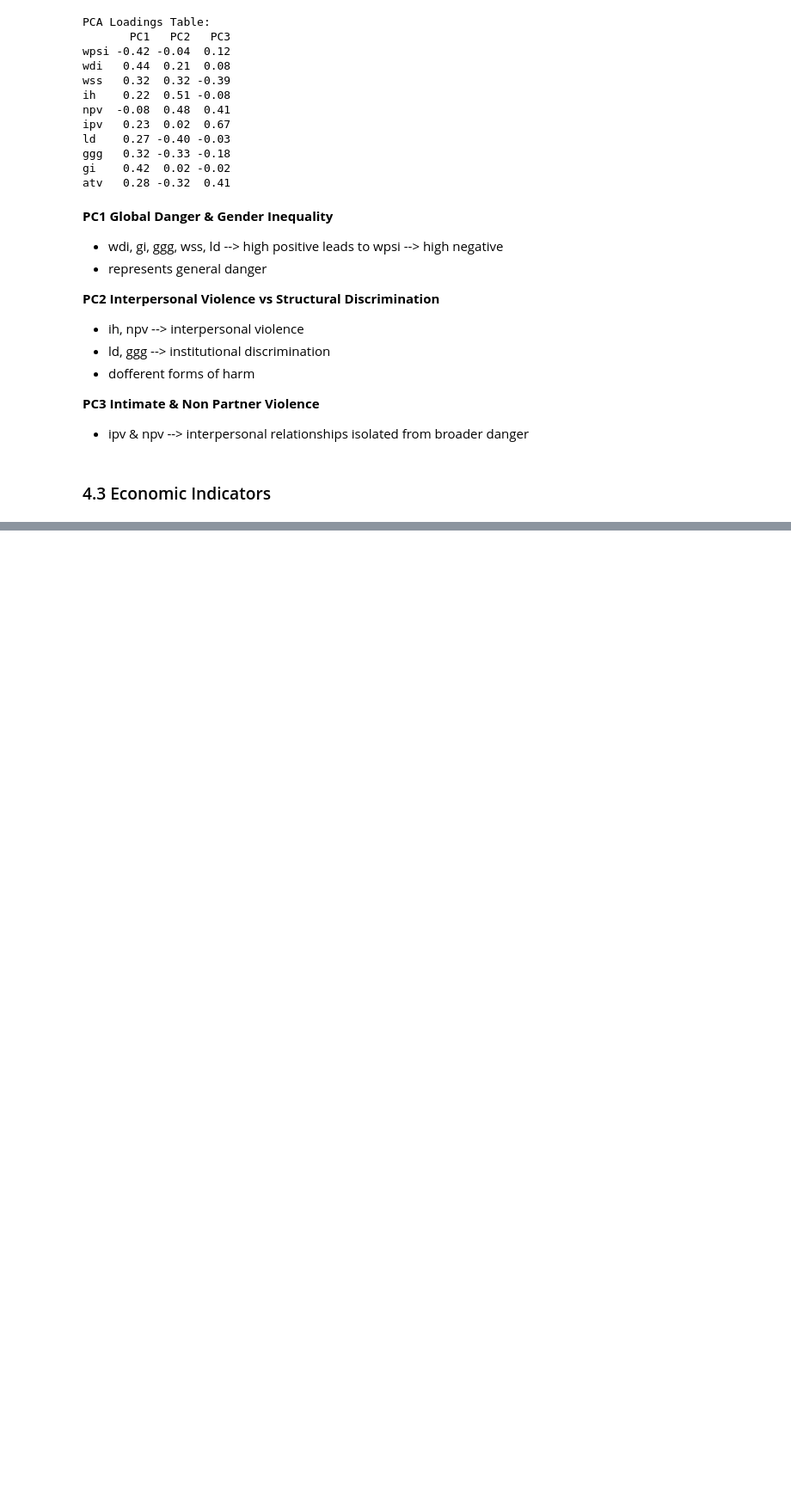
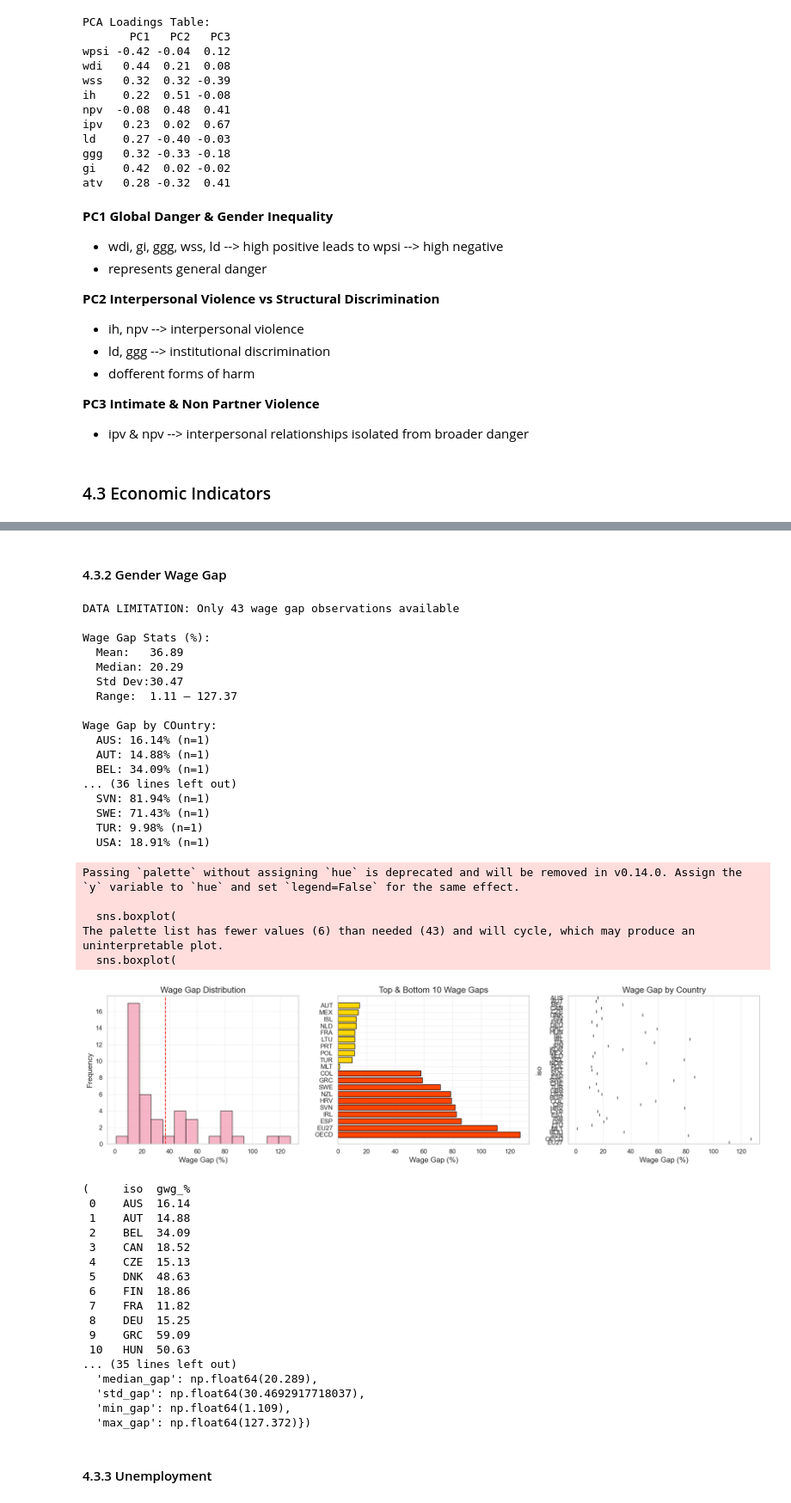
Before and after one commit to mara-pn/Violence-Against-Women-Risk-Prediction-Structural-Determinants-Analysis, a Jupyter notebook: 02_eda.ipynb, the cells around one changed output, grey strips where cells are left out. Shown at 86% size. Saved outputs shown, nothing was run; the diff lists cells and outputs as text; code cells hidden in the pictures; blank space fills up the shorter version.

```diff
--- a/02_eda.ipynb
+++ b/02_eda.ipynb
@@ -600,0 +741,18 @@ atv   0.28 -0.32  0.41
+# %%
+# categorize into income groups: low, middle, high
+
+def categorize_income(log_gdp):
+        if pd.isna(log_gdp):
+            return None
+        elif log_gdp < 20.8048:
+            return 'Low Income'
+        elif log_gdp < 22.1713:
+            return 'Lower-Middle Income'
+        elif log_gdp < 23.3038:
+            return 'Upper-Middle Income'
+        else:
+            return 'High Income'
+
+gdp_df['income_category'] = gdp_df['log_GDP'].apply(categorize_income)
+# %% [markdown]
+#### 4.3.2 Gender Wage Gap
@@ -600,0 +859,45 @@ atv   0.28 -0.32  0.41
+# %%
+analyze_wage_gap(gwg_df, gdp_df=None, hfi_df=None)
+# %% [output]
+DATA LIMITATION: Only 43 wage gap observations available
+
+Wage Gap Stats (%):
+  Mean:   36.89
+  Median: 20.29
+  Std Dev:30.47
+  Range:  1.11 – 127.37
+
+Wage Gap by COuntry:
+  AUS: 16.14% (n=1)
+  AUT: 14.88% (n=1)
+  BEL: 34.09% (n=1)
+... (36 lines left out)
+  SVN: 81.94% (n=1)
+  SWE: 71.43% (n=1)
+  TUR: 9.98% (n=1)
+  USA: 18.91% (n=1)
+Passing `palette` without assigning `hue` is deprecated and will be removed in v0.14.0. Assign the `y` variable to `hue` and set `legend=False` for the same effect.
+
+  sns.boxplot(
+The palette list has fewer values (6) than needed (43) and will cycle, which may produce an uninterpretable plot.
+  sns.boxplot(
+[figure, added]
+(     iso  gwg_%
+ 0    AUS  16.14
+ 1    AUT  14.88
+ 2    BEL  34.09
+ 3    CAN  18.52
+ 4    CZE  15.13
+ 5    DNK  48.63
+ 6    FIN  18.86
+ 7    FRA  11.82
+ 8    DEU  15.25
+ 9    GRC  59.09
+ 10   HUN  50.63
+... (35 lines left out)
+  'median_gap': np.float64(20.289),
+  'std_gap': np.float64(30.4692917718037),
+  'min_gap': np.float64(1.109),
+  'max_gap': np.float64(127.372)})
+# %% [markdown]
+#### 4.3.3 Unemployment
```
Also changed, not shown: parts of 42 cells of this notebook, 1 other file.
